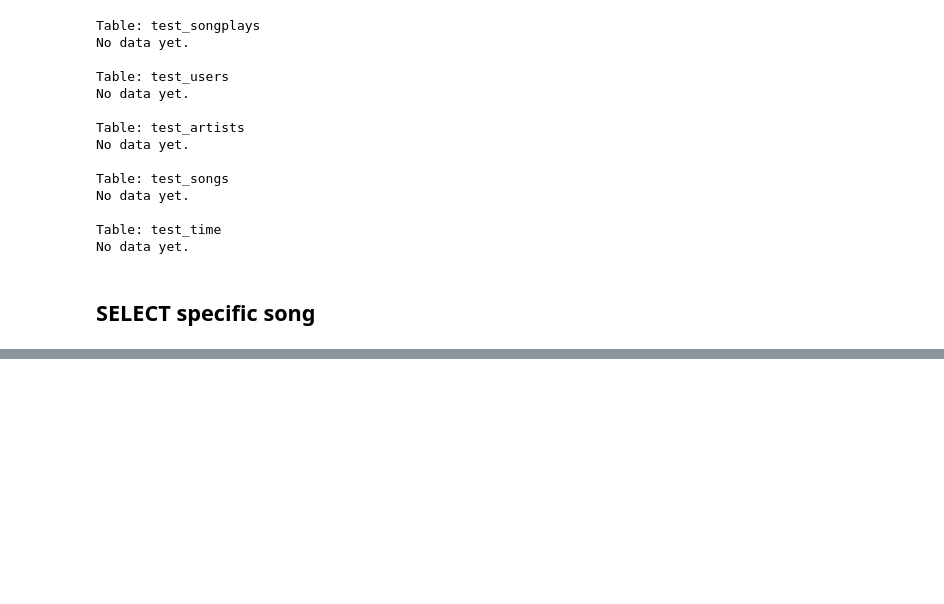
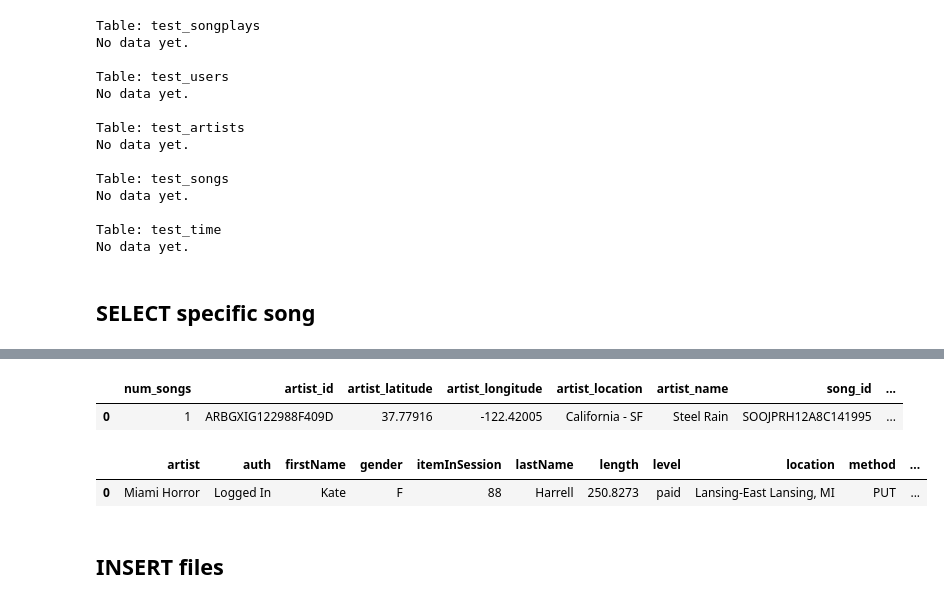
Before and after one commit to HomayoonAlimohammadi/Data-Engineering-Nanodegree-Program, a Jupyter notebook: Part 1 - Module 1/Project 1/proj.ipynb, the cells around one changed output, grey strips where cells are left out. Drawn from its saved outputs; the diff is of its cells as text; code cells hidden in the pictures; blank space fills up the shorter version.

```diff
--- a/Part 1 - Module 1/Project 1/proj.ipynb
+++ b/Part 1 - Module 1/Project 1/proj.ipynb
@@ -272,0 +249,27 @@ AND songs.duration = %s
+# %%
+import os
+import glob
+from typing import List
+
+
+current_dir = os.getcwd()
+
+def get_all_files(path: str) -> List[str]:
+    all_files = []
+    for root, sub_dirs, files in os.walk(path):
+        for file in files:
+            if file.endswith('.json'):
+                file_path = os.path.join(root, file)
+                all_files.append(file_path)
+
+    return all_files
+
+song_path = './song_data/'
+song_files = get_all_files(song_path)
+
+log_path = './log_data/'
+log_files = get_all_files(log_path)
+
+print(song_files[:5])
+print()
+print(log_files[:5])
@@ -272,0 +280,18 @@ AND songs.duration = %s
+# %%
+import numpy as np
+import pandas as pd
+
+sample_song = pd.read_json(song_files[0], lines=True)
+sample_log = pd.read_json(log_files[0], lines=True)
+# %%
+sample_song.head()
+# %% [output]
+|  | num_songs | artist_id | artist_latitude | artist_longitude | artist_location | artist_name | song_id | ... |
+| 0 | 1 | ARBGXIG122988F409D | 37.77916 | -122.42005 | California - SF | Steel Rain | SOOJPRH12A8C141995 | ... |
+# %%
+sample_log.head(1)
+# %% [output]
+|  | artist | auth | firstName | gender | itemInSession | lastName | length | level | location | method | ... |
+| 0 | Miami Horror | Logged In | Kate | F | 88 | Harrell | 250.8273 | paid | Lansing-East Lansing, MI | PUT | ... |
+# %% [markdown]
+## INSERT files
```
Also changed, not shown: parts of 17 cells of this notebook.
